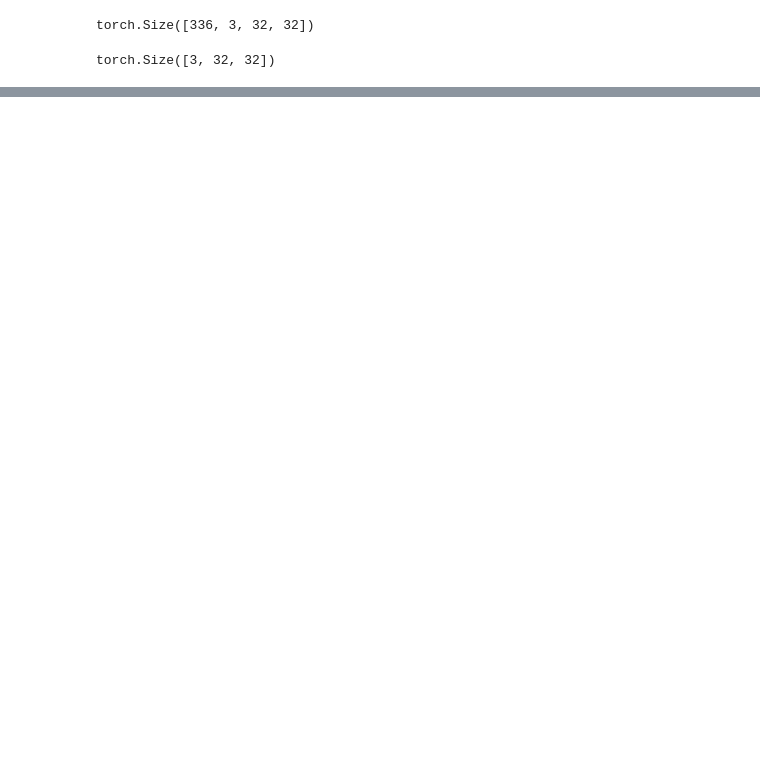
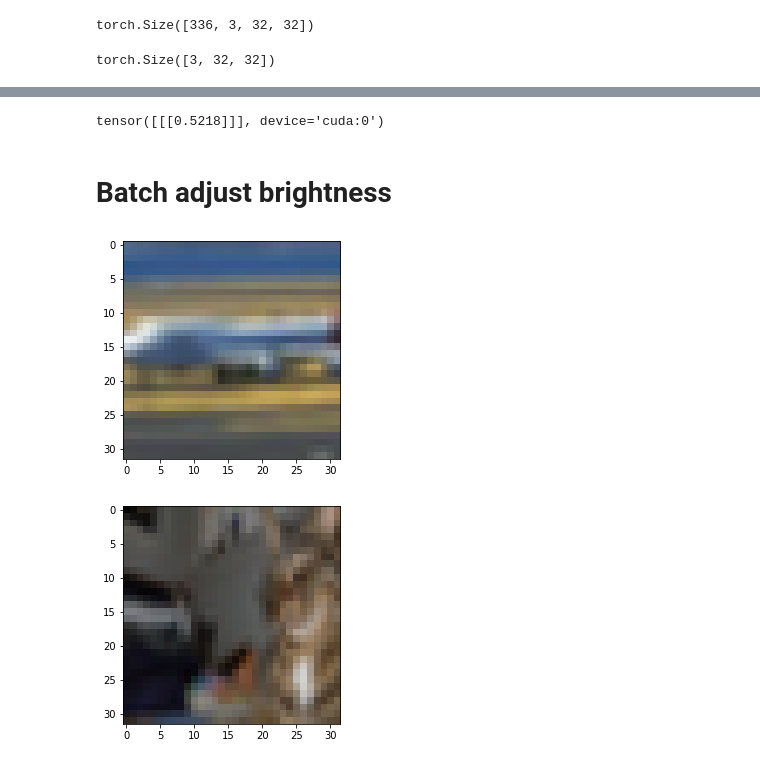
Before and after one commit to rattaoup/pytorch-simclr, a Jupyter notebook: rattana_week2_coloraugmentation.ipynb, the cells around one changed output, grey strips where cells are left out. Drawn from its saved outputs; the diff is of its cells as text; code cells hidden in the pictures; blank space fills up the shorter version.

```diff
--- a/rattana_week2_coloraugmentation.ipynb
+++ b/rattana_week2_coloraugmentation.ipynb
@@ -835,0 +890,6 @@ aug = DifferentiableColourDistortionByTorch(brightness=0.6, contrast=[0.5, 1.2],
+# %%
+brightness_reshape[1]
+# %% [output]
+tensor([[[0.5218]]], device='cuda:0')
+# %% [markdown]
+# Batch adjust brightness
@@ -835,0 +908,6 @@ aug = DifferentiableColourDistortionByTorch(brightness=0.6, contrast=[0.5, 1.2],
+# %%
+imshow(x1[0].to('cpu'))
+imshow(x1[1].to('cpu'))
+# %% [output]
+[figure, added]
+[figure, added]
```
Also changed, not shown: parts of 113 cells of this notebook.
